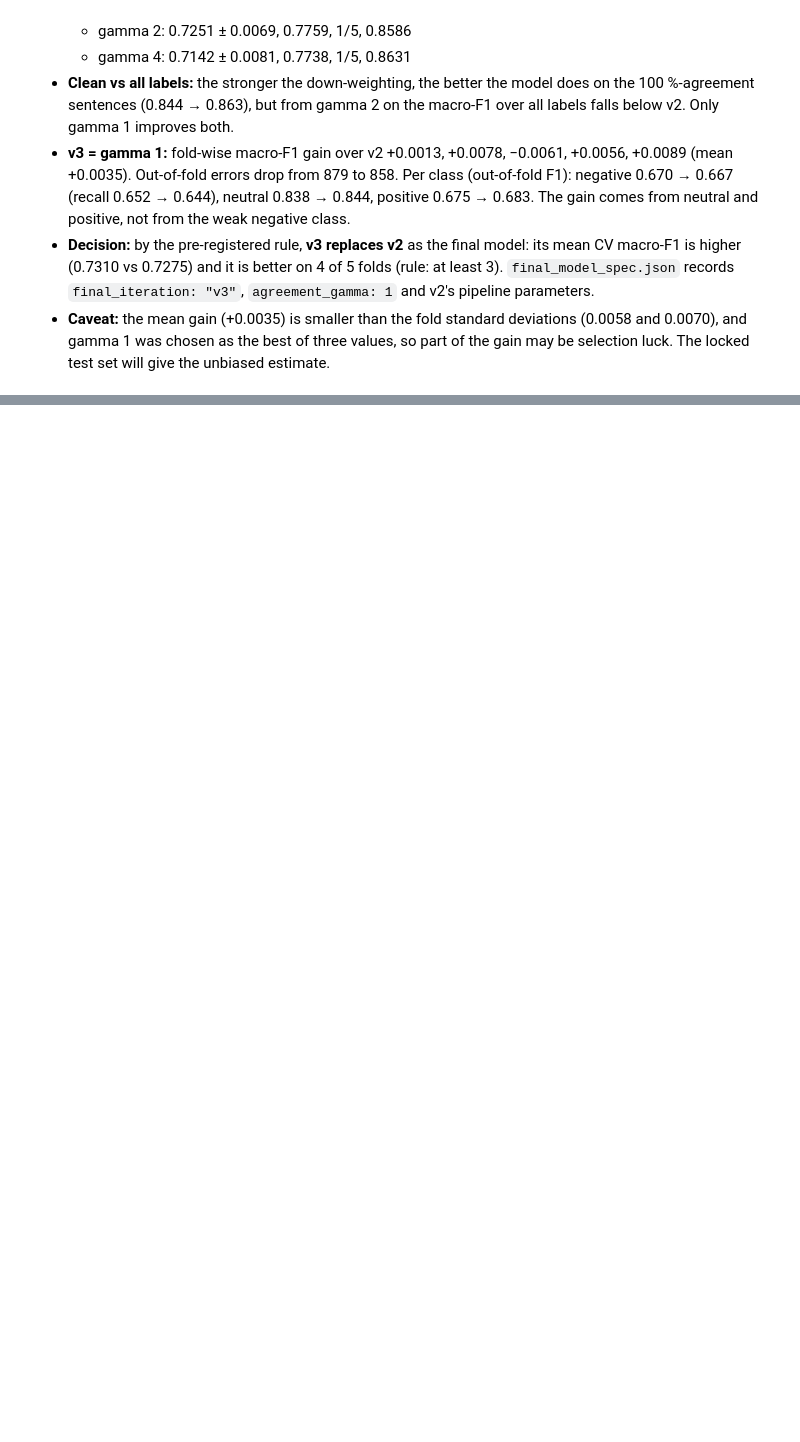
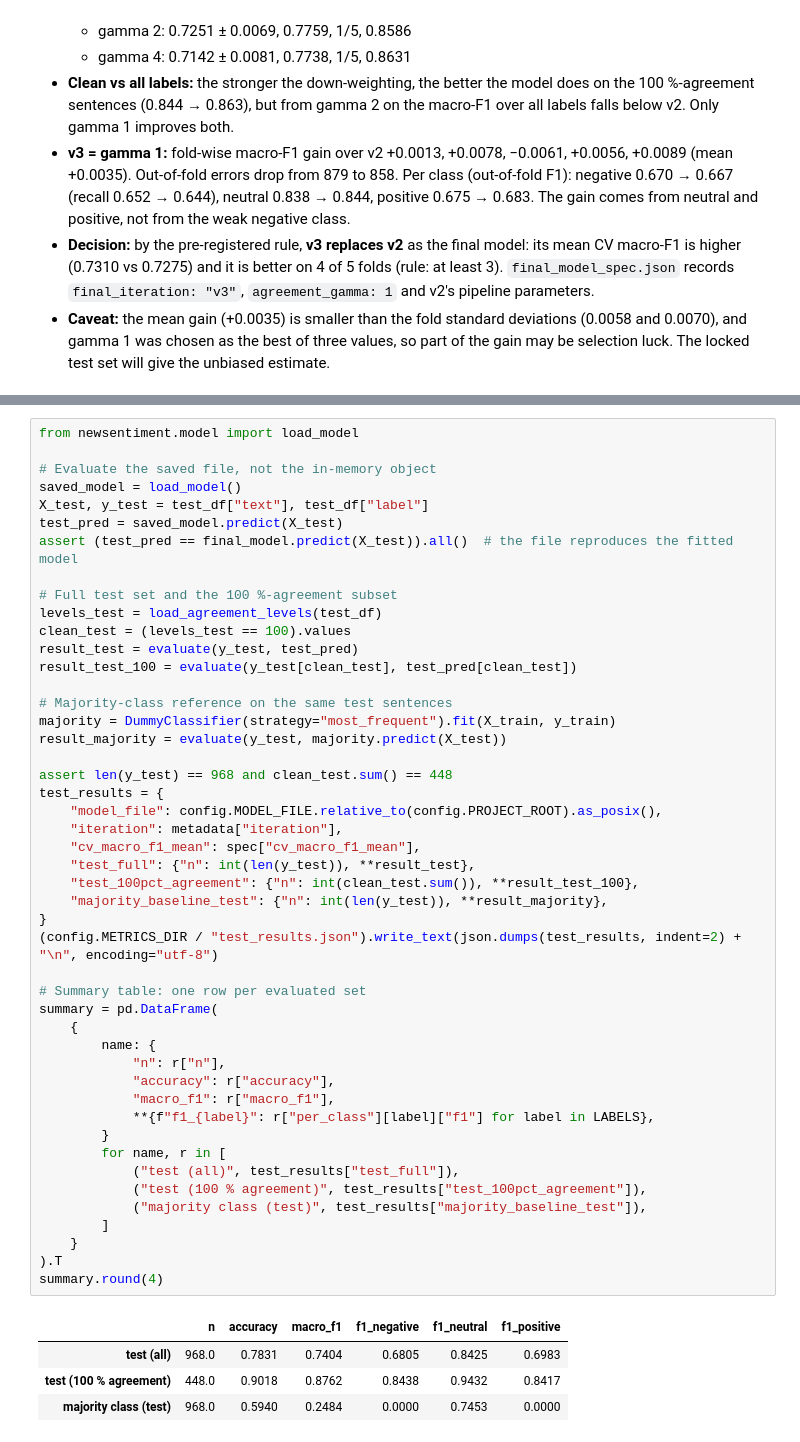
Before and after one commit to santi753/IU_Portafolio_Artificial_Intelligence, a Jupyter notebook: notebooks/02_training_evaluation.ipynb, the cells around one changed output, grey strips where cells are left out. Saved outputs shown, nothing was run; the diff lists cells and outputs as text; blank space fills up the shorter version.

```diff
--- a/notebooks/02_training_evaluation.ipynb
+++ b/notebooks/02_training_evaluation.ipynb
@@ -1160,0 +1250,52 @@ all earlier iterations; the test set was not used.
+# %%
+from newsentiment.model import load_model
+
+# Evaluate the saved file, not the in-memory object
+saved_model = load_model()
+X_test, y_test = test_df["text"], test_df["label"]
+test_pred = saved_model.predict(X_test)
+assert (test_pred == final_model.predict(X_test)).all()  # the file reproduces the fitted model
+
+# Full test set and the 100 %-agreement subset
+levels_test = load_agreement_levels(test_df)
+clean_test = (levels_test == 100).values
+result_test = evaluate(y_test, test_pred)
+result_test_100 = evaluate(y_test[clean_test], test_pred[clean_test])
+
+# Majority-class reference on the same test sentences
+majority = DummyClassifier(strategy="most_frequent").fit(X_train, y_train)
+result_majority = evaluate(y_test, majority.predict(X_test))
+
+assert len(y_test) == 968 and clean_test.sum() == 448
+test_results = {
+    "model_file": config.MODEL_FILE.relative_to(config.PROJECT_ROOT).as_posix(),
+    "iteration": metadata["iteration"],
+    "cv_macro_f1_mean": spec["cv_macro_f1_mean"],
+    "test_full": {"n": int(len(y_test)), **result_test},
+    "test_100pct_agreement": {"n": int(clean_test.sum()), **result_test_100},
+    "majority_baseline_test": {"n": int(len(y_test)), **result_majority},
+}
+(config.METRICS_DIR / "test_results.json").write_text(json.dumps(test_results, indent=2) + "\n", encoding="utf-8")
+
+# Summary table: one row per evaluated set
+summary = pd.DataFrame(
+    {
+        name: {
+            "n": r["n"],
+            "accuracy": r["accuracy"],
+            "macro_f1": r["macro_f1"],
+            **{f"f1_{label}": r["per_class"][label]["f1"] for label in LABELS},
+        }
+        for name, r in [
+            ("test (all)", test_results["test_full"]),
+            ("test (100 % agreement)", test_results["test_100pct_agreement"]),
+            ("majority class (test)", test_results["majority_baseline_test"]),
+        ]
+    }
+).T
+summary.round(4)
+# %% [output]
+|  | n | accuracy | macro_f1 | f1_negative | f1_neutral | f1_positive |
+| test (all) | 968.0 | 0.7831 | 0.7404 | 0.6805 | 0.8425 | 0.6983 |
+| test (100 % agreement) | 448.0 | 0.9018 | 0.8762 | 0.8438 | 0.9432 | 0.8417 |
+| majority class (test) | 968.0 | 0.5940 | 0.2484 | 0.0000 | 0.7453 | 0.0000 |
```
Also changed, not shown: parts of 8 cells of this notebook, 8 other files.
